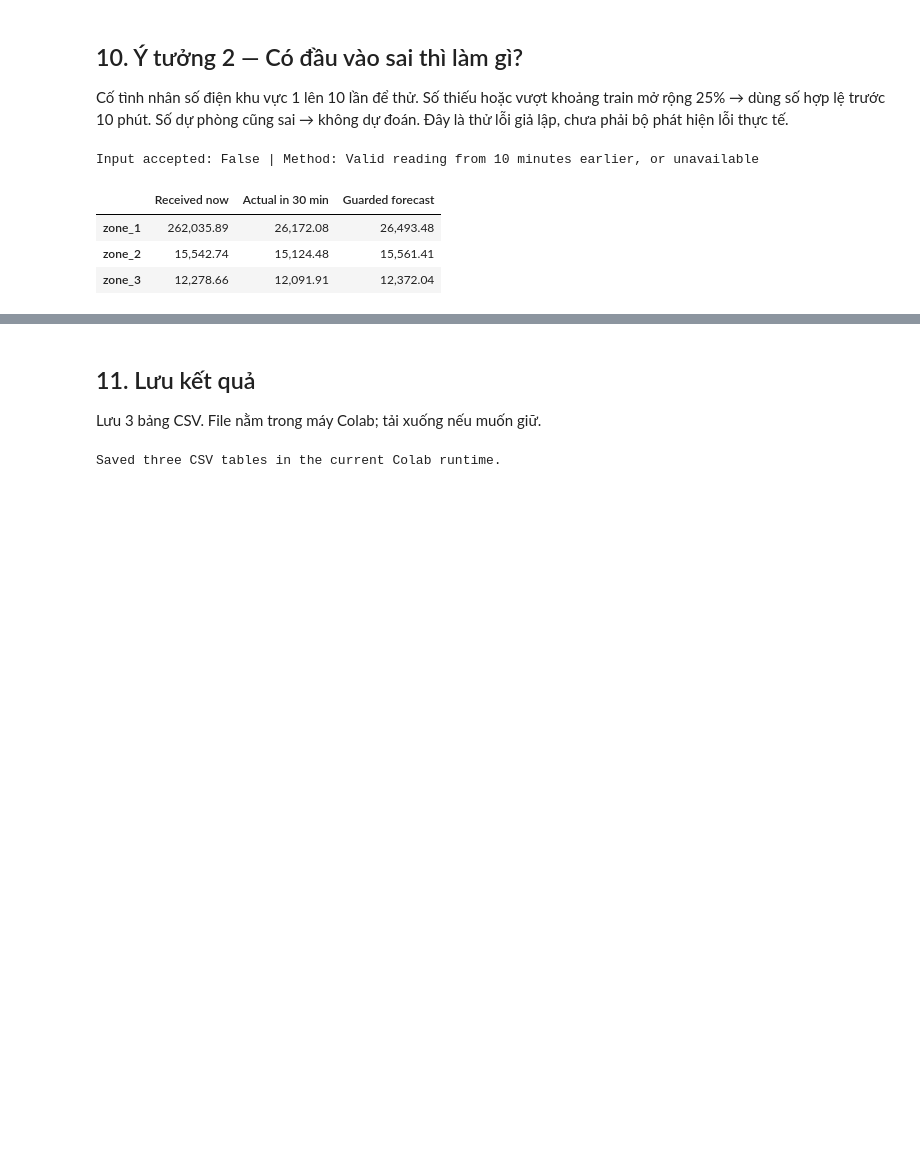
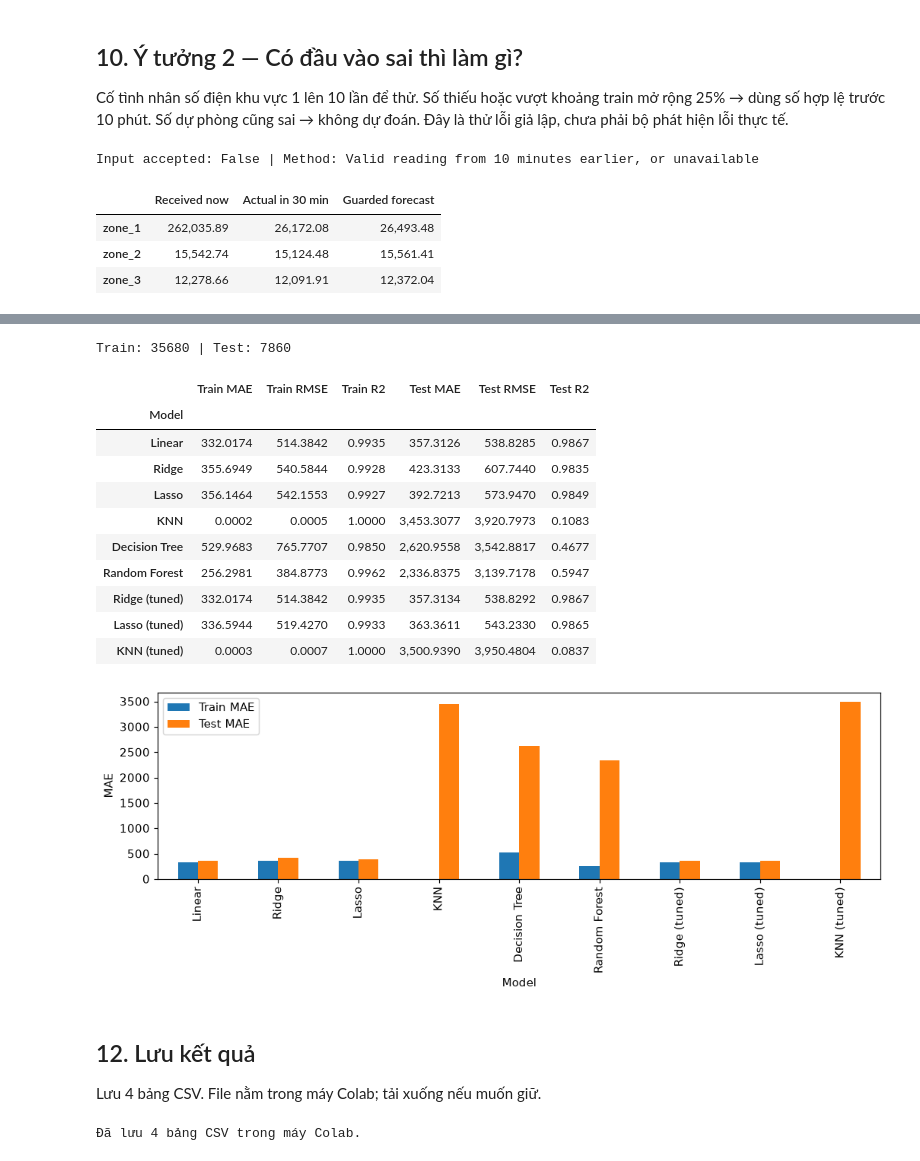
Before and after one commit to huy1907ddddddd/DS66B_group_14, a Jupyter notebook: notebooks/GridWatch_Colab.ipynb, the cells around one changed output, grey strips where cells are left out. Cells and saved outputs as stored; diff of their text form; code cells hidden in the pictures; blank space fills up the shorter version.

Commit message:
Add final train and test metrics after model tuning

```diff
--- a/notebooks/GridWatch_Colab.ipynb
+++ b/notebooks/GridWatch_Colab.ipynb
@@ -393,11 +396,58 @@ Input accepted: False | Method: Valid reading from 10 minutes earlier, or unavai
+# %%
+test.columns = df.columns
+test['time'] = pd.to_datetime(test['time'], format='%m/%d/%Y %H:%M')
+test_history = pd.concat([df.tail(1008), test])  # Bổ sung 7 ngày lịch sử đã có.
+X_test, y_test, test_origin, test_target_time = make_features(test_history)
+assert X_test.columns.equals(X_train.columns)
+assert target_time[validation].max() < test_origin.min()
+print('Train:', len(X_train), '| Test:', len(X_test))
+
+final_models = models.copy()
+for name, model in tuned.items():
+    final_models[name + ' (tuned)'] = model
+
+metric_rows = []
+for name, model in final_models.items():
+    row = [name]
+    for inputs, truth in [(X_train, y_train), (X_test, y_test)]:
+        predicted = model.predict(inputs)
+        mae = mean_absolute_error(truth, predicted)
+        rmse = np.sqrt(mean_squared_error(truth, predicted))
+        r2 = r2_score(truth, predicted)
+        row.extend([mae, rmse, r2])
+    metric_rows.append(row)
+
+train_test_results = pd.DataFrame(metric_rows, columns=[
+    'Model', 'Train MAE', 'Train RMSE', 'Train R2', 'Test MAE', 'Test RMSE', 'Test R2'
+]).set_index('Model')
+with pd.option_context('display.float_format', '{:,.4f}'.format):
+    display(train_test_results)
+train_test_results[['Train MAE', 'Test MAE']].plot.bar(figsize=(10, 4), ylabel='MAE')
+plt.tight_layout()
+plt.show()
+# %% [output]
+Train: 35680 | Test: 7860
+|  | Train MAE | Train RMSE | Train R2 | Test MAE | Test RMSE | Test R2 |
+| Model |  |  |  |  |  |  |
+| Linear | 332.0174 | 514.3842 | 0.9935 | 357.3126 | 538.8285 | 0.9867 |
+| Ridge | 355.6949 | 540.5844 | 0.9928 | 423.3133 | 607.7440 | 0.9835 |
+| Lasso | 356.1464 | 542.1553 | 0.9927 | 392.7213 | 573.9470 | 0.9849 |
+| KNN | 0.0002 | 0.0005 | 1.0000 | 3,453.3077 | 3,920.7973 | 0.1083 |
+| Decision Tree | 529.9683 | 765.7707 | 0.9850 | 2,620.9558 | 3,542.8817 | 0.4677 |
+| Random Forest | 256.2981 | 384.8773 | 0.9962 | 2,336.8375 | 3,139.7178 | 0.5947 |
+| Ridge (tuned) | 332.0174 | 514.3842 | 0.9935 | 357.3134 | 538.8292 | 0.9867 |
+| Lasso (tuned) | 336.5944 | 519.4270 | 0.9933 | 363.3611 | 543.2330 | 0.9865 |
+| KNN (tuned) | 0.0003 | 0.0007 | 1.0000 | 3,500.9390 | 3,950.4804 | 0.0837 |
+[figure, added]
 # %% [markdown]
-## 11. Lưu kết quả
-Lưu 3 bảng CSV. File nằm trong máy Colab; tải xuống nếu muốn giữ.
+## 12. Lưu kết quả
+Lưu 4 bảng CSV. File nằm trong máy Colab; tải xuống nếu muốn giữ.
 # %%
 results.to_csv('validation_model_comparison.csv')
 tuning_results.to_csv('tuning_comparison.csv', index=False)
 policy_results.to_csv('alert_penalties.csv', index=False)
-print('Saved three CSV tables in the current Colab runtime.')
+train_test_results.to_csv('train_test_model_comparison.csv')
+print('Đã lưu 4 bảng CSV trong máy Colab.')
 # %% [output]
-Saved three CSV tables in the current Colab runtime.
+Đã lưu 4 bảng CSV trong máy Colab.
 # %% [markdown]
```
Also changed, not shown: parts of 16 cells of this notebook, 2 other files.
